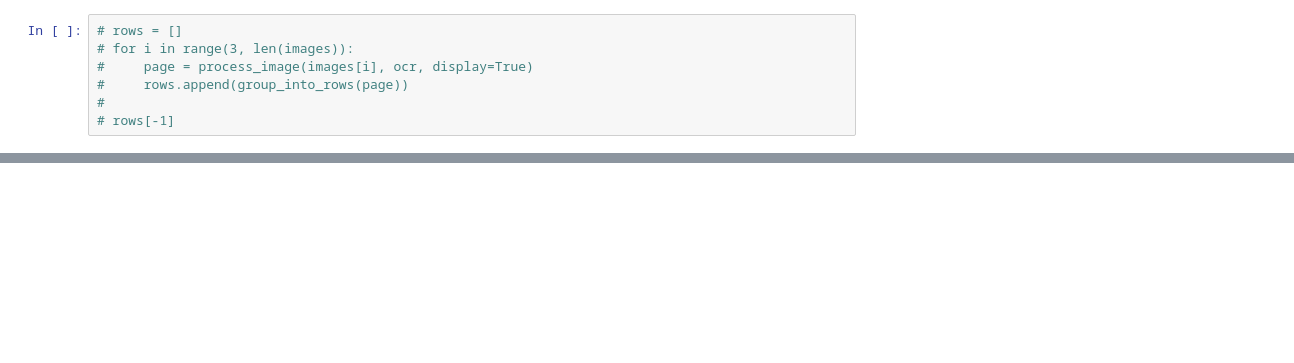
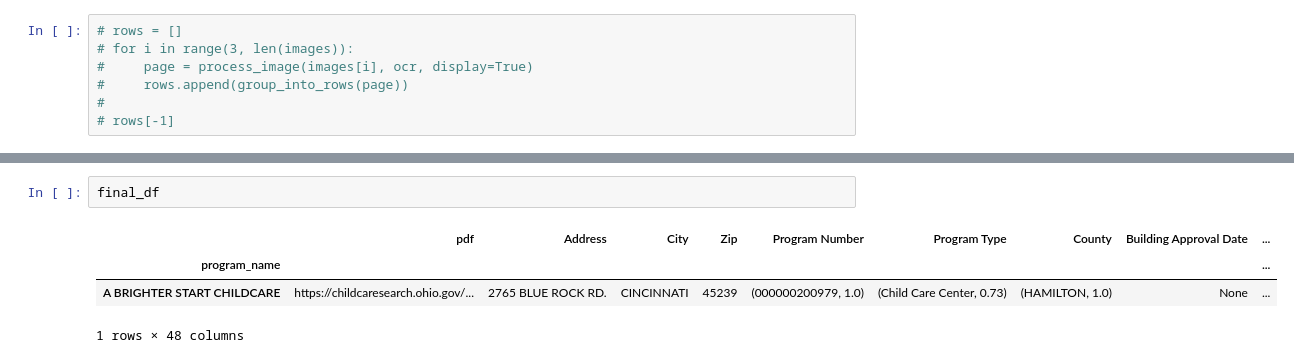
Before and after one commit to Will-Blanton/ODJFS-Licensing-Reports-Webscraper, a Jupyter notebook: test_scraper.ipynb, the cells around one changed output, grey strips where cells are left out. Drawn from its saved outputs; the diff is of its cells as text; blank space fills up the shorter version.

```diff
--- a/test_scraper.ipynb
+++ b/test_scraper.ipynb
@@ -331,0 +637,7 @@ extract_license_capacity_table(rows2)
+# %%
+final_df
+# %% [output]
+|  | pdf | Address | City | Zip | Program Number | Program Type | County | Building Approval Date | ... |
+| program_name |  |  |  |  |  |  |  |  | ... |
+| A BRIGHTER START CHILDCARE | https://childcaresearch.ohio.gov/... | 2765 BLUE ROCK RD. | CINCINNATI | 45239 | (000000200979, 1.0) | (Child Care Center, 0.73) | (HAMILTON, 1.0) | None | ... |
+1 rows × 48 columns
```
Also changed, not shown: parts of 35 cells of this notebook.
